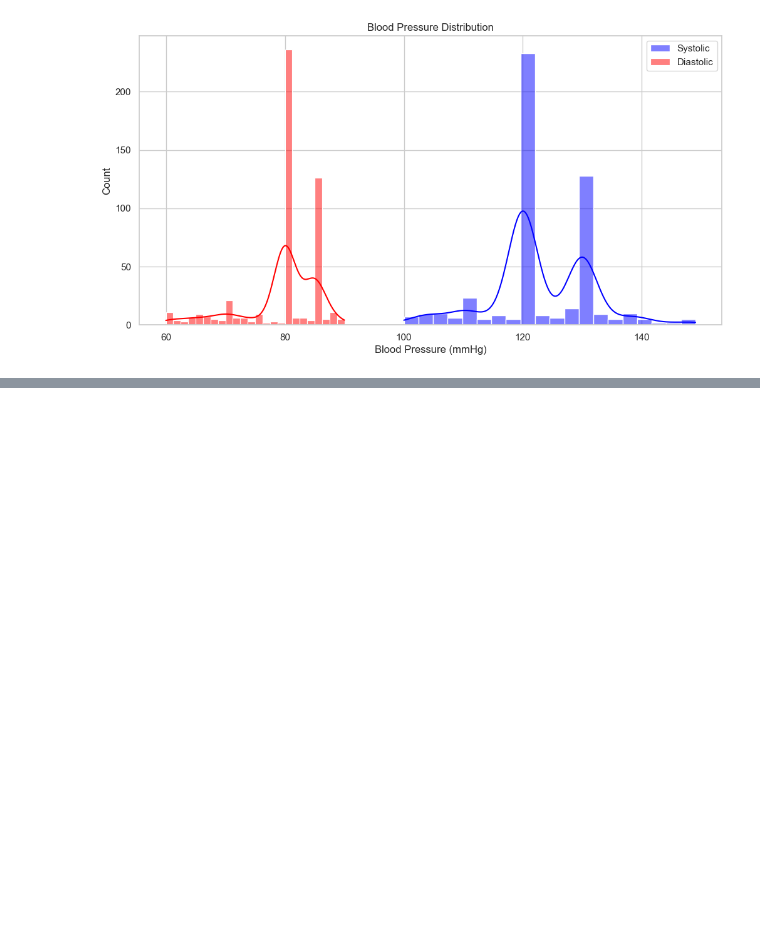
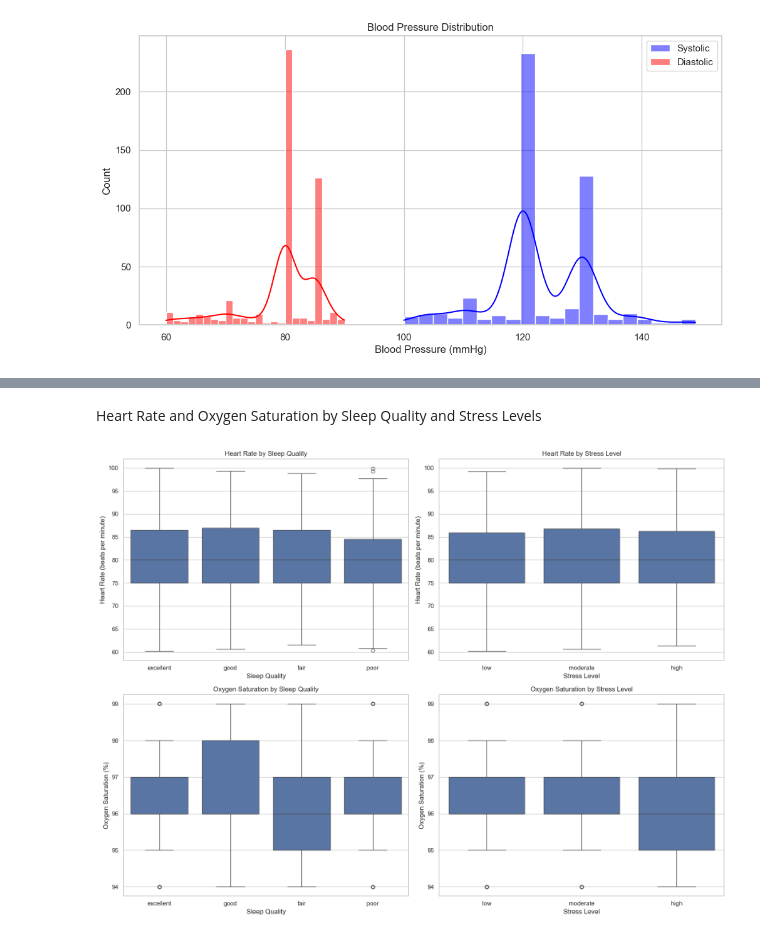
Before and after one commit to Manu-Abuya/Health-Monitoring-and-Analysis, a Jupyter notebook: notebook/health_monitoring_analysis.ipynb, the cells around one changed output, grey strips where cells are left out. Saved outputs shown, nothing was run; the diff lists cells and outputs as text; code cells hidden in the pictures; blank space fills up the shorter version.

```diff
--- a/notebook/health_monitoring_analysis.ipynb
+++ b/notebook/health_monitoring_analysis.ipynb
@@ -227,0 +246,38 @@ sns.boxplot(x='Gender', y='HeartRate', data=health_data, ax=axes[0])
+# %% [markdown]
+Heart Rate and Oxygen Saturation by Sleep Quality and Stress Levels
+# %%
+# Categorize sleep quality and stress level for better analysis
+sleep_quality_order = ['excellent', 'good', 'fair', 'poor']
+stress_level_order = ['low', 'moderate', 'high']
+
+# Creating plots to examine relationships
+fig, axes = plt.subplots(2, 2, figsize=(16, 12))
+
+# heart rate by sleep quality
+sns.boxplot(x='SleepQuality', y='HeartRate', data=health_data, order=sleep_quality_order, ax=axes[0, 0])
+axes[0, 0].set_title('Heart Rate by Sleep Quality')
+axes[0, 0].set_xlabel('Sleep Quality')
+axes[0, 0].set_ylabel('Heart Rate (beats per minute)')
+
+# heart rate by stress level
+sns.boxplot(x='StressLevel', y='HeartRate', data=health_data, order=stress_level_order, ax=axes[0, 1])
+axes[0, 1].set_title('Heart Rate by Stress Level')
+axes[0, 1].set_xlabel('Stress Level')
+axes[0, 1].set_ylabel('Heart Rate (beats per minute)')
+
+# oxygen saturation by sleep quality
+sns.boxplot(x='SleepQuality', y='OxygenSaturation', data=health_data, order=sleep_quality_order, ax=axes[1, 0])
+axes[1, 0].set_title('Oxygen Saturation by Sleep Quality')
+axes[1, 0].set_xlabel('Sleep Quality')
+axes[1, 0].set_ylabel('Oxygen Saturation (%)')
+
+# oxygen saturation by stress level
+sns.boxplot(x='StressLevel', y='OxygenSaturation', data=health_data, order=stress_level_order, ax=axes[1, 1])
+axes[1, 1].set_title('Oxygen Saturation by Stress Level')
+axes[1, 1].set_xlabel('Stress Level')
+axes[1, 1].set_ylabel('Oxygen Saturation (%)')
+
+plt.tight_layout()
+plt.show()
+# %% [output]
+[figure, added]
```
Also changed, not shown: parts of 4 cells of this notebook.
